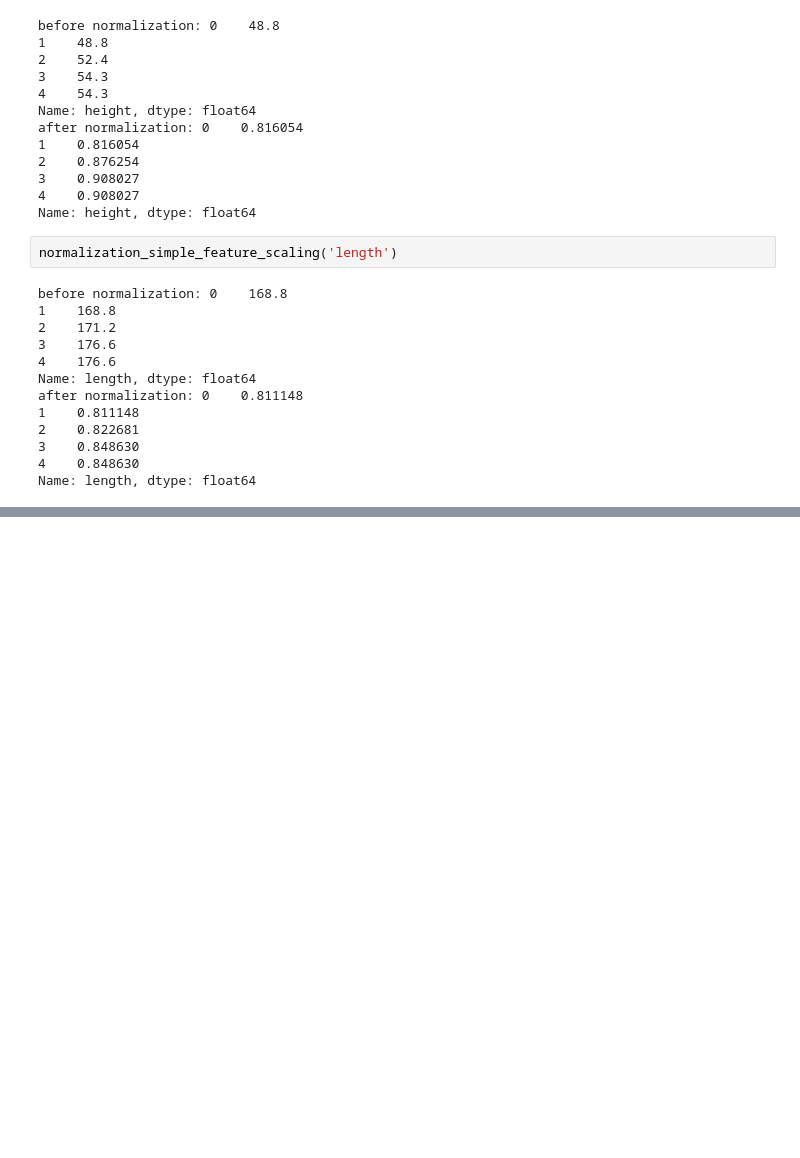
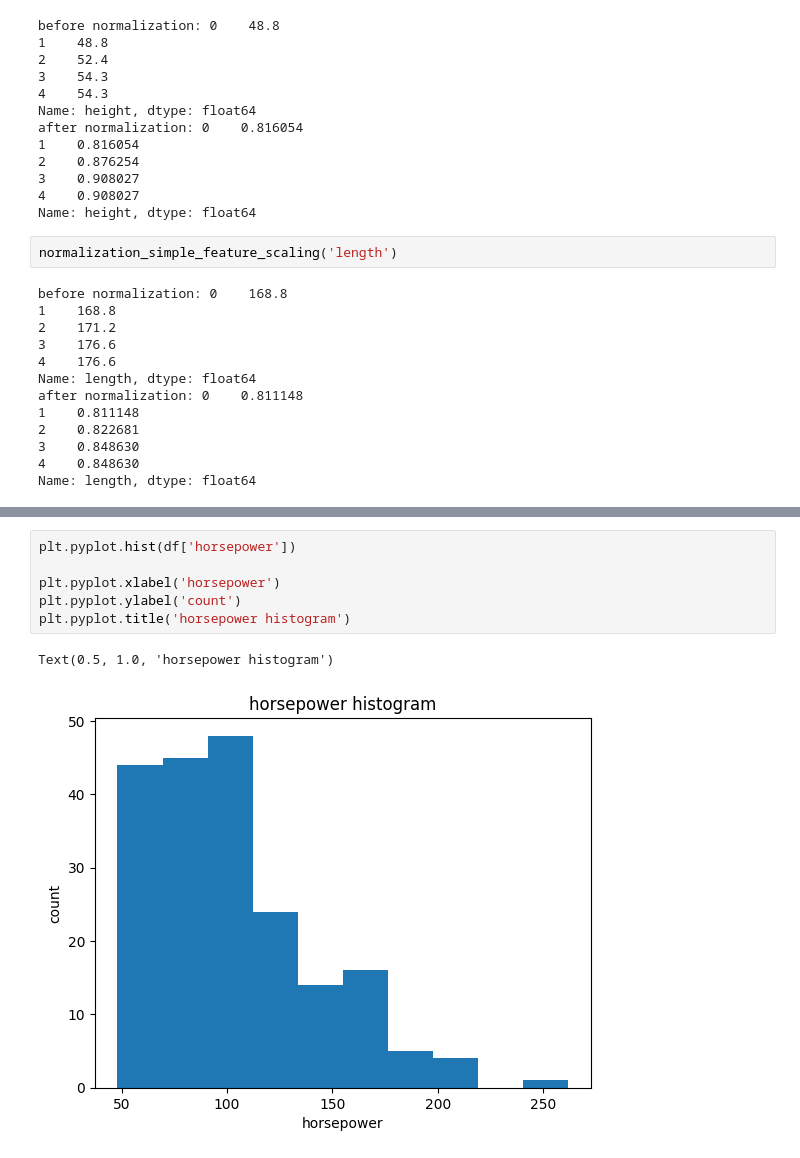
Before and after one commit to fateme-alk/learning, a Jupyter notebook: IBM_data_analysis/cleaned_automobile_dataset.ipynb, the cells around one changed output, grey strips where cells are left out. Cells and saved outputs as stored; diff of their text form; blank space fills up the shorter version.

```diff
--- a/IBM_data_analysis/cleaned_automobile_dataset.ipynb
+++ b/IBM_data_analysis/cleaned_automobile_dataset.ipynb
@@ -458,0 +503,9 @@ Name: length, dtype: float64
+# %%
+plt.pyplot.hist(df['horsepower'])
+
+plt.pyplot.xlabel('horsepower')
+plt.pyplot.ylabel('count')
+plt.pyplot.title('horsepower histogram')
+# %% [output]
+Text(0.5, 1.0, 'horsepower histogram')
+[figure, added]
```
Also changed, not shown: parts of 17 cells of this notebook.
